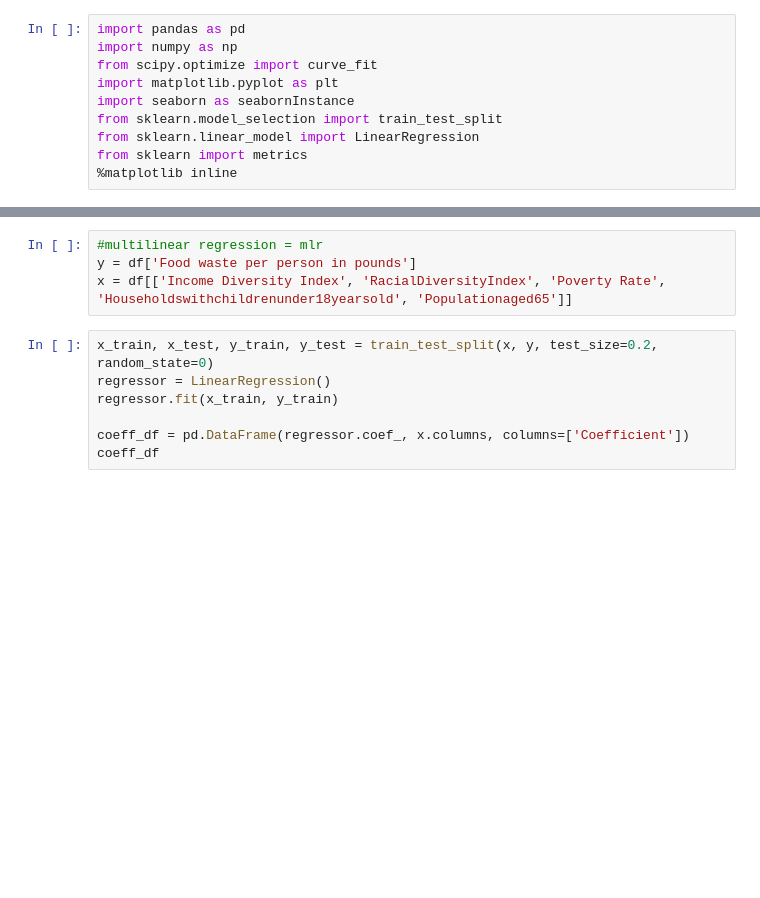
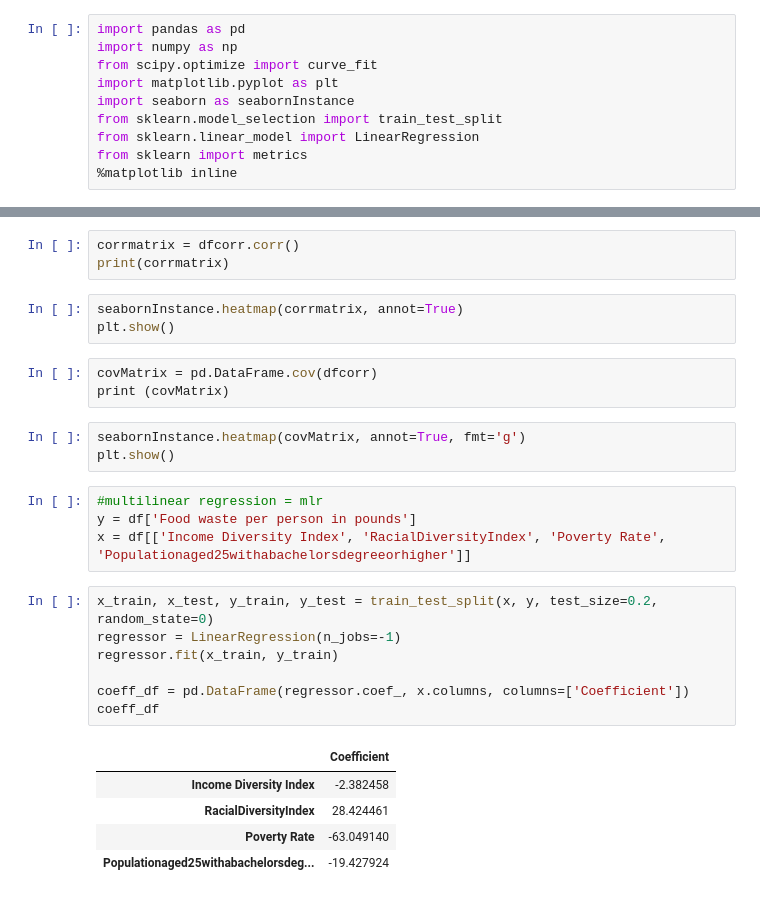
Before and after one commit to coder123al/nowaste-project, a Jupyter notebook: regression test.ipynb, the cells around one changed output, grey strips where cells are left out. Cells and saved outputs as stored; diff of their text form; blank space fills up the shorter version.

Commit message:
updated regression code

```diff
--- a/regression test.ipynb
+++ b/regression test.ipynb
@@ -16,14 +34,32 @@ df
+# %%
+corrmatrix = dfcorr.corr()
+print(corrmatrix)
+# %%
+seabornInstance.heatmap(corrmatrix, annot=True)
+plt.show()
+# %%
+covMatrix = pd.DataFrame.cov(dfcorr)
+print (covMatrix)
+# %%
+seabornInstance.heatmap(covMatrix, annot=True, fmt='g')
+plt.show()
 # %%
 #multilinear regression = mlr
 y = df['Food waste per person in pounds']
-x = df[['Income Diversity Index', 'RacialDiversityIndex', 'Poverty Rate', 'Householdswithchildrenunder18yearsold', 'Populationaged65']]
+x = df[['Income Diversity Index', 'RacialDiversityIndex', 'Poverty Rate', 'Populationaged25withabachelorsdegreeorhigher']]
 # %%
 x_train, x_test, y_train, y_test = train_test_split(x, y, test_size=0.2, random_state=0)
-regressor = LinearRegression()
+regressor = LinearRegression(n_jobs=-1)
 regressor.fit(x_train, y_train)
 
 coeff_df = pd.DataFrame(regressor.coef_, x.columns, columns=['Coefficient'])
 coeff_df
+# %% [output]
+|  | Coefficient |
+| Income Diversity Index | -2.382458 |
+| RacialDiversityIndex | 28.424461 |
+| Poverty Rate | -63.049140 |
+| Populationaged25withabachelorsdeg... | -19.427924 |
 # %%
 y_pred = regressor.predict(x_test)
 df = pd.DataFrame({'Actual': y_test, 'Predicted': y_pred})
```
Also changed, not shown: parts of 5 cells of this notebook.
